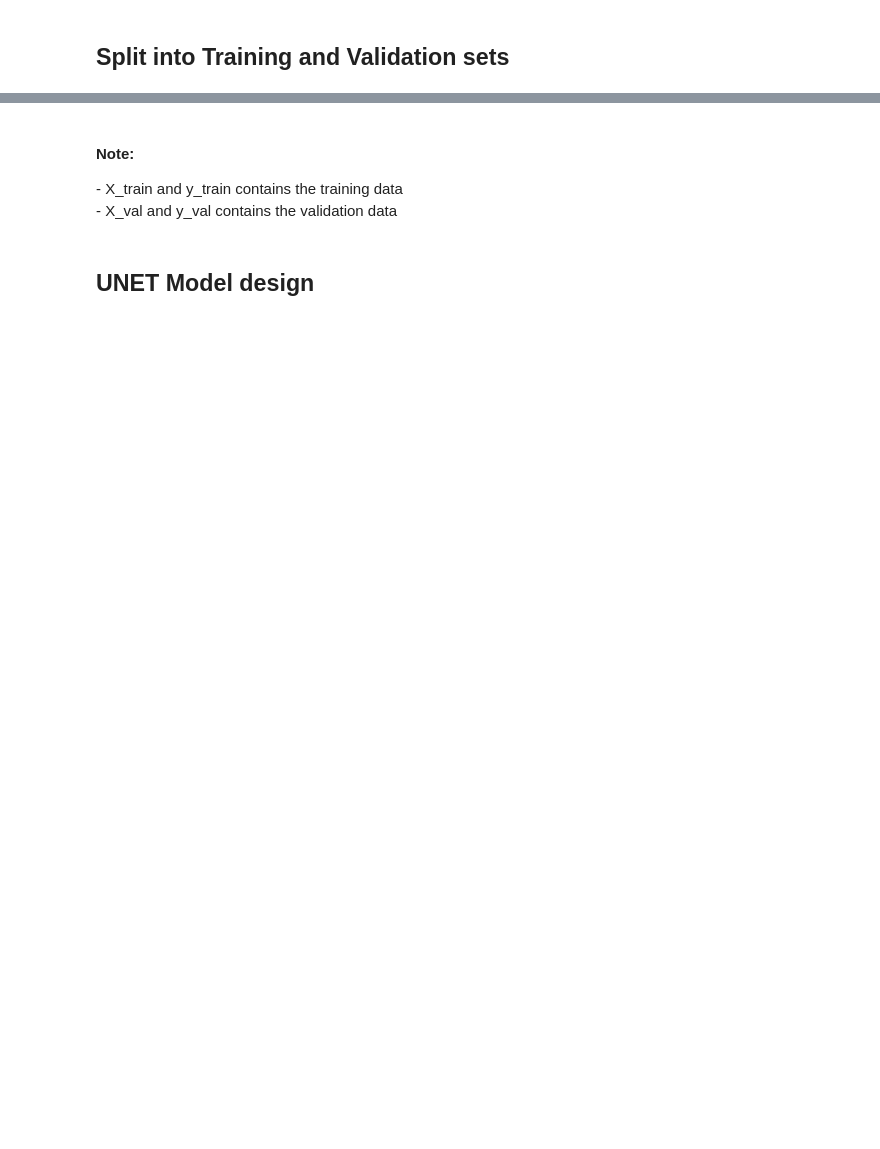
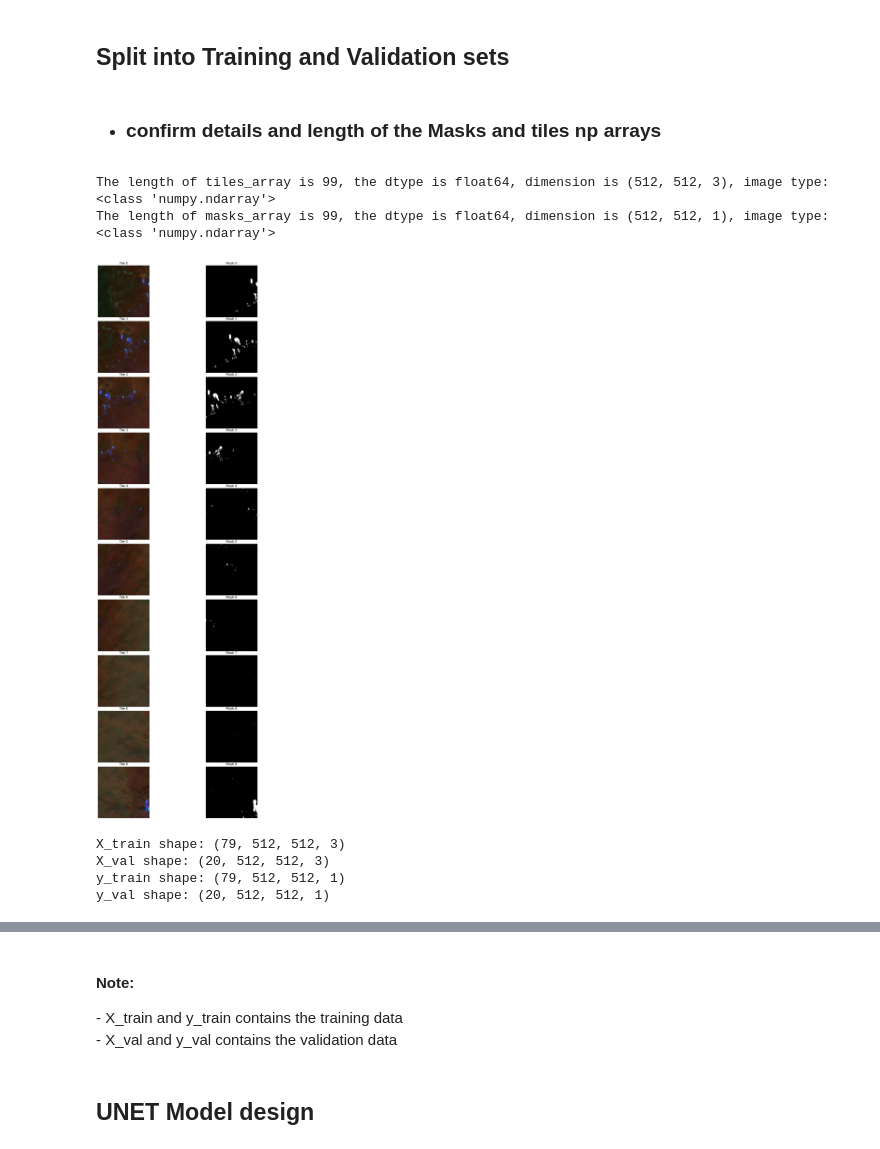
Before and after one commit to ayhameed/Fire-detection, a Jupyter notebook: model/unet.ipynb, the cells around one changed output, grey strips where cells are left out. Drawn from its saved outputs; the diff is of its cells as text; code cells hidden in the pictures; blank space fills up the shorter version.

```diff
--- a/model/unet.ipynb
+++ b/model/unet.ipynb
@@ -37,0 +237,8 @@ masks_array = np.stack([np.array(masks) for mask in masks]
+# %% [markdown]
+- ### confirm details and length of the Masks and tiles np arrays
+# %%
+print(f"The length of tiles_array is {len(tiles)}, the dtype is {normalized_tiles[0].dtype}, dimension is {normalized_tiles[0].shape}, image type: {type(normalized_tiles[0])}")
+print(f"The length of masks_array is {len(masks_float64)}, the dtype is {masks_float64[0].dtype}, dimension is {masks_float64[0].shape}, image type: {type(masks_float64[0])}")
+# %% [output]
+The length of tiles_array is 99, the dtype is float64, dimension is (512, 512, 3), image type: <class 'numpy.ndarray'>
+The length of masks_array is 99, the dtype is float64, dimension is (512, 512, 1), image type: <class 'numpy.ndarray'>
@@ -38 +248,25 @@ masks_array = np.stack([np.array(masks) for mask in masks]
+# %%
+# Define the number of tiles to plot
+num_tiles_to_plot = 10
+
+# Plot the tiles and masks
+fig, axs = plt.subplots(num_tiles_to_plot, 2, figsize=(15, 30))  # Adjust the figure size here
+
+for i in range(num_tiles_to_plot):
+    # Plot the tile (colored)
+    tile_index = i  # Adjust this index based on how your tiles are loaded
+    mask_index = i  # Adjust this index based on how your masks are loaded
+    axs[i, 0].imshow(tiles[tile_index])
+    axs[i, 0].set_title(f'Tile {tile_index}')
+    axs[i, 0].axis('off')
+
+    # Plot the mask (black and white)
+    axs[i, 1].imshow(masks_float64[mask_index], cmap='gray')
+    axs[i, 1].set_title(f'Mask {mask_index}')
+    axs[i, 1].axis('off')
+
+plt.tight_layout(h_pad=0.1)  # Adjust the spacing between subplots here
+plt.show()
+# %% [output]
+[figure, added]
 # %%
@@ -40,6 +278,13 @@ X_train, X_val, y_train, y_val = train_test_split(tiles_array, masks_array, test
 # %%
 print(f"X_train shape: {X_train.shape}")
 print(f"X_val shape: {X_val.shape}")
+print(f"y_train shape: {y_train.shape}")
+print(f"y_val shape: {y_val.shape}")
+# %% [output]
+X_train shape: (79, 512, 512, 3)
+X_val shape: (20, 512, 512, 3)
+y_train shape: (79, 512, 512, 1)
+y_val shape: (20, 512, 512, 1)
 # %%
 # check data types
 print(f'Type of X_train {type(X_train)}')
```
Also changed, not shown: parts of 45 cells of this notebook, 10 other files.
